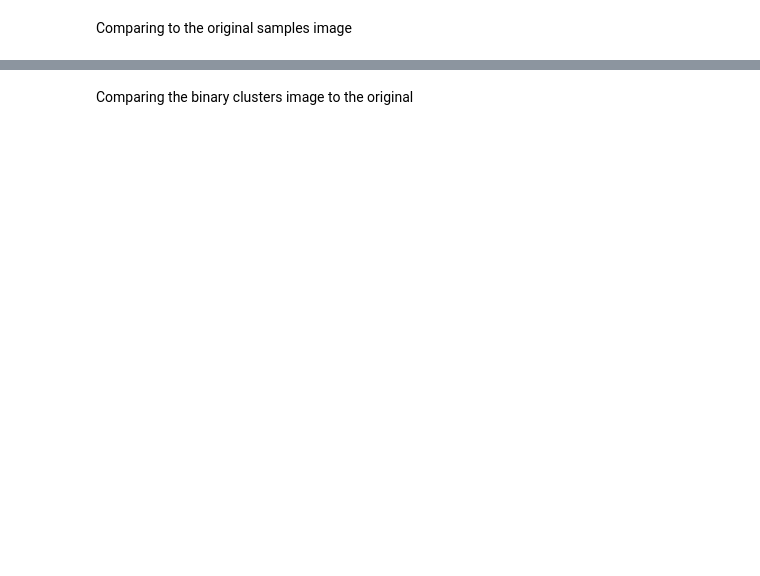
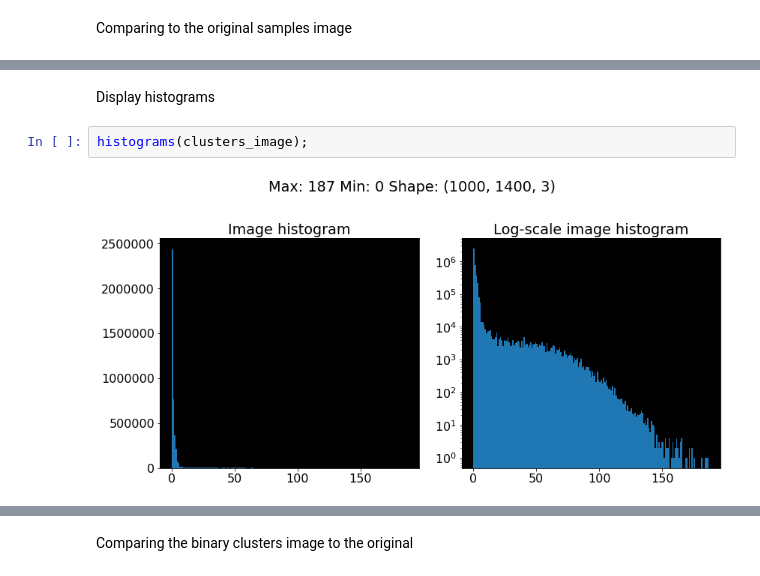
Before and after one commit to GSEL9/nih-prototype, a Jupyter notebook: prototype/analysis.ipynb, the cells around one changed output, grey strips where cells are left out. Cells and saved outputs as stored; diff of their text form; blank space fills up the shorter version.

```diff
--- a/prototype/analysis.ipynb
+++ b/prototype/analysis.ipynb
@@ -241,0 +261,6 @@ plt.title('Clusters image');
+# %% [markdown]
+Display histograms
+# %%
+histograms(clusters_image);
+# %% [output]
+[figure, added]
```
Also changed, not shown: parts of 32 cells of this notebook, 1 other file.
